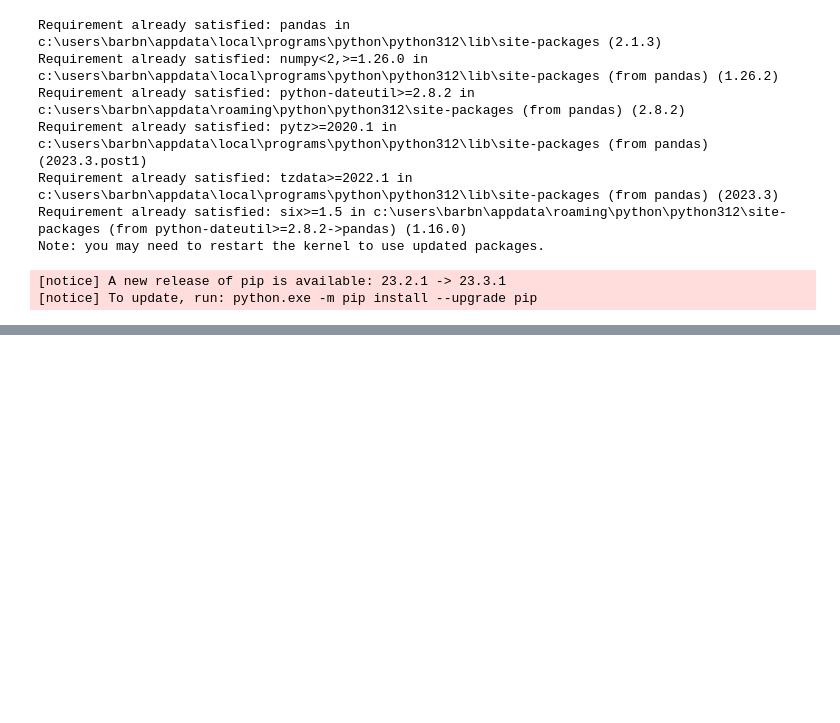
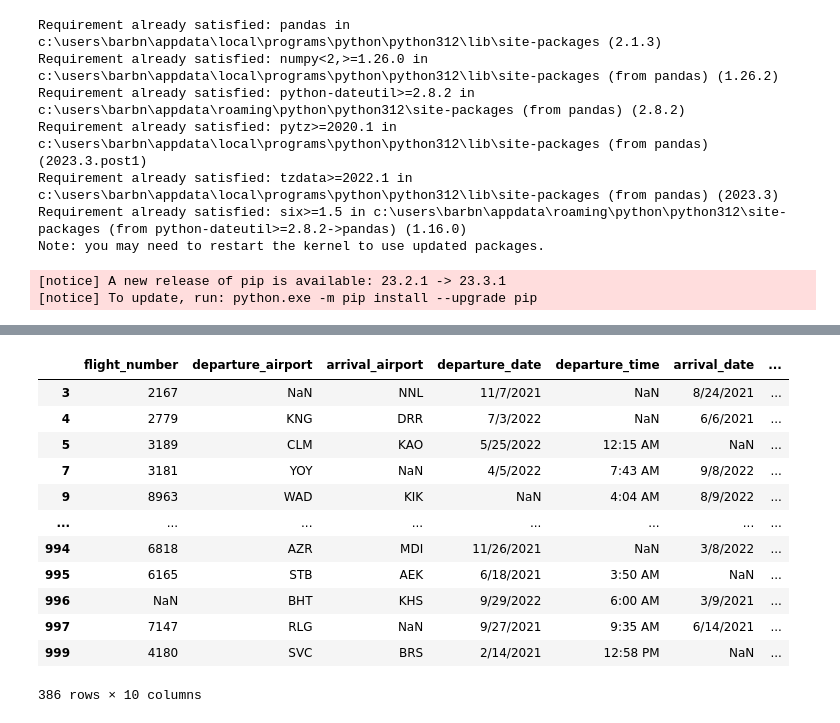
Before and after one commit to barbnrosa/trabalho-pandas, a Jupyter notebook: pandas.ipynb, the cells around one changed output, grey strips where cells are left out. Drawn from its saved outputs; the diff is of its cells as text; code cells hidden in the pictures; blank space fills up the shorter version.

```diff
--- a/pandas.ipynb
+++ b/pandas.ipynb
@@ -56,0 +143,17 @@ memory usage: 78.3+ KB
+# %%
+# selecionando os dados nulos
+dados[dados.isna().any(axis=1)]
+# %% [output]
+|  | flight_number | departure_airport | arrival_airport | departure_date | departure_time | arrival_date | ... |
+| 3 | 2167 | NaN | NNL | 11/7/2021 | NaN | 8/24/2021 | ... |
+| 4 | 2779 | KNG | DRR | 7/3/2022 | NaN | 6/6/2021 | ... |
+| 5 | 3189 | CLM | KAO | 5/25/2022 | 12:15 AM | NaN | ... |
+| 7 | 3181 | YOY | NaN | 4/5/2022 | 7:43 AM | 9/8/2022 | ... |
+| 9 | 8963 | WAD | KIK | NaN | 4:04 AM | 8/9/2022 | ... |
+| ... | ... | ... | ... | ... | ... | ... | ... |
+| 994 | 6818 | AZR | MDI | 11/26/2021 | NaN | 3/8/2022 | ... |
+| 995 | 6165 | STB | AEK | 6/18/2021 | 3:50 AM | NaN | ... |
+| 996 | NaN | BHT | KHS | 9/29/2022 | 6:00 AM | 3/9/2021 | ... |
+| 997 | 7147 | RLG | NaN | 9/27/2021 | 9:35 AM | 6/14/2021 | ... |
+| 999 | 4180 | SVC | BRS | 2/14/2021 | 12:58 PM | NaN | ... |
+386 rows × 10 columns
```
Also changed, not shown: parts of 15 cells of this notebook.
